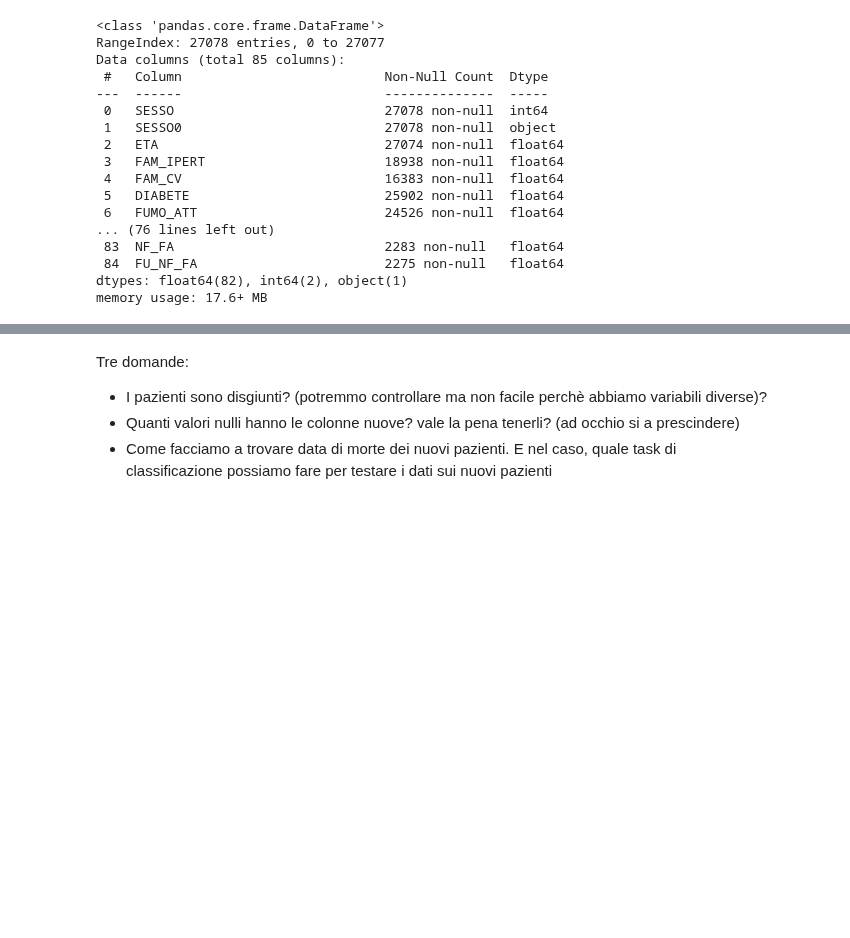
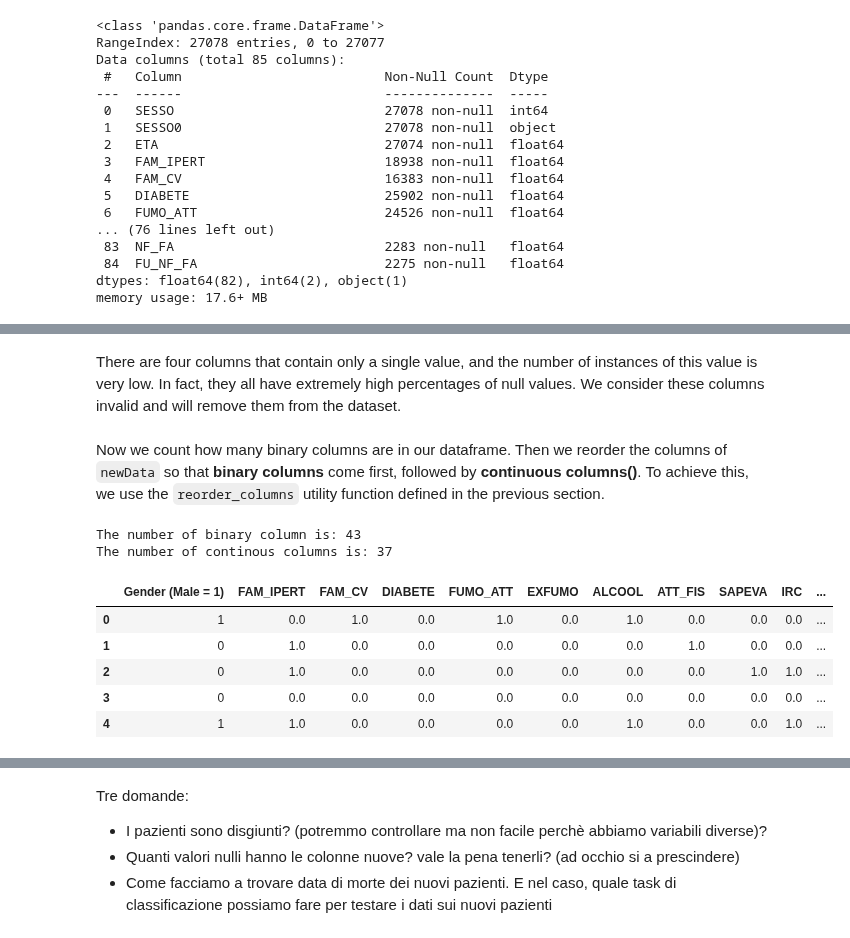
Before and after one commit to davide-marchi/clinical-data-encoding, a Jupyter notebook: cleaningNewDataset.ipynb, the cells around one changed output, grey strips where cells are left out. Saved outputs shown, nothing was run; the diff lists cells and outputs as text; code cells hidden in the pictures; blank space fills up the shorter version.

```diff
--- a/cleaningNewDataset.ipynb
+++ b/cleaningNewDataset.ipynb
@@ -86,0 +245,5 @@ data.head()
+# %%
+N=len(newData)
+newData=newData.drop_duplicates()
+numberOfDuplicates=N-len(newData)
+print("The number of duplicates in the DataFrame was:", numberOfDuplicates)
@@ -86,0 +254,3 @@ data.head()
+# %%
+newData=newData.drop(columns="SESSO0")
+newData=newData.rename(columns={"SESSO": "Gender (Male = 1)"})
@@ -86,0 +261,14 @@ data.head()
+# %%
+columnsWithSingleValue=[]
+
+for col in newData.columns:
+    if newData[col].nunique() < 2:
+
+        columnsWithSingleValue.append(col)
+
+        print("Value Counts:")
+        print(newData[col].value_counts())
+        print("----------------")
+        print("Null Values Percentage:")
+        print((newData[col].isna().sum()/ len(newData)) * 100)
+        print("")
@@ -86,0 +293,26 @@ data.head()
+# %% [markdown]
+There are four columns that contain only a single value, and the number of instances of this value is very low. In fact, they all have extremely high percentages of null values. We consider these columns invalid and will remove them from the dataset.
+# %%
+newData=newData.drop(columns=columnsWithSingleValue)
+# %% [markdown]
+Now we count how many binary columns are in our dataframe. Then we reorder the columns of `newData` so that **binary columns** come first, followed by **continuous columns()**. To achieve this, we use the `reorder_columns` utility function defined in the previous section.
+# %%
+numberBinaryColumns=sum(newData[col].nunique() == 2 for col in newData.columns)
+
+print("The number of binary column is:", numberBinaryColumns)
+print("The number of continous columns is:", newData.shape[1]-numberBinaryColumns)
+# %% [output]
+The number of binary column is: 43
+The number of continous columns is: 37
+# %%
+sortingColumns=sortingBinaryColumns(newData, newData.columns)
+newData = newData.reindex(columns=sortingColumns)
+
+newData.head()
+# %% [output]
+|  | Gender (Male = 1) | FAM_IPERT | FAM_CV | DIABETE | FUMO_ATT | EXFUMO | ALCOOL | ATT_FIS | SAPEVA | IRC | ... |
+| 0 | 1 | 0.0 | 1.0 | 0.0 | 1.0 | 0.0 | 1.0 | 0.0 | 0.0 | 0.0 | ... |
+| 1 | 0 | 1.0 | 0.0 | 0.0 | 0.0 | 0.0 | 0.0 | 1.0 | 0.0 | 0.0 | ... |
+| 2 | 0 | 1.0 | 0.0 | 0.0 | 0.0 | 0.0 | 0.0 | 0.0 | 1.0 | 1.0 | ... |
+| 3 | 0 | 0.0 | 0.0 | 0.0 | 0.0 | 0.0 | 0.0 | 0.0 | 0.0 | 0.0 | ... |
+| 4 | 1 | 1.0 | 0.0 | 0.0 | 0.0 | 0.0 | 1.0 | 0.0 | 0.0 | 1.0 | ... |
```
Also changed, not shown: parts of 49 cells of this notebook.
